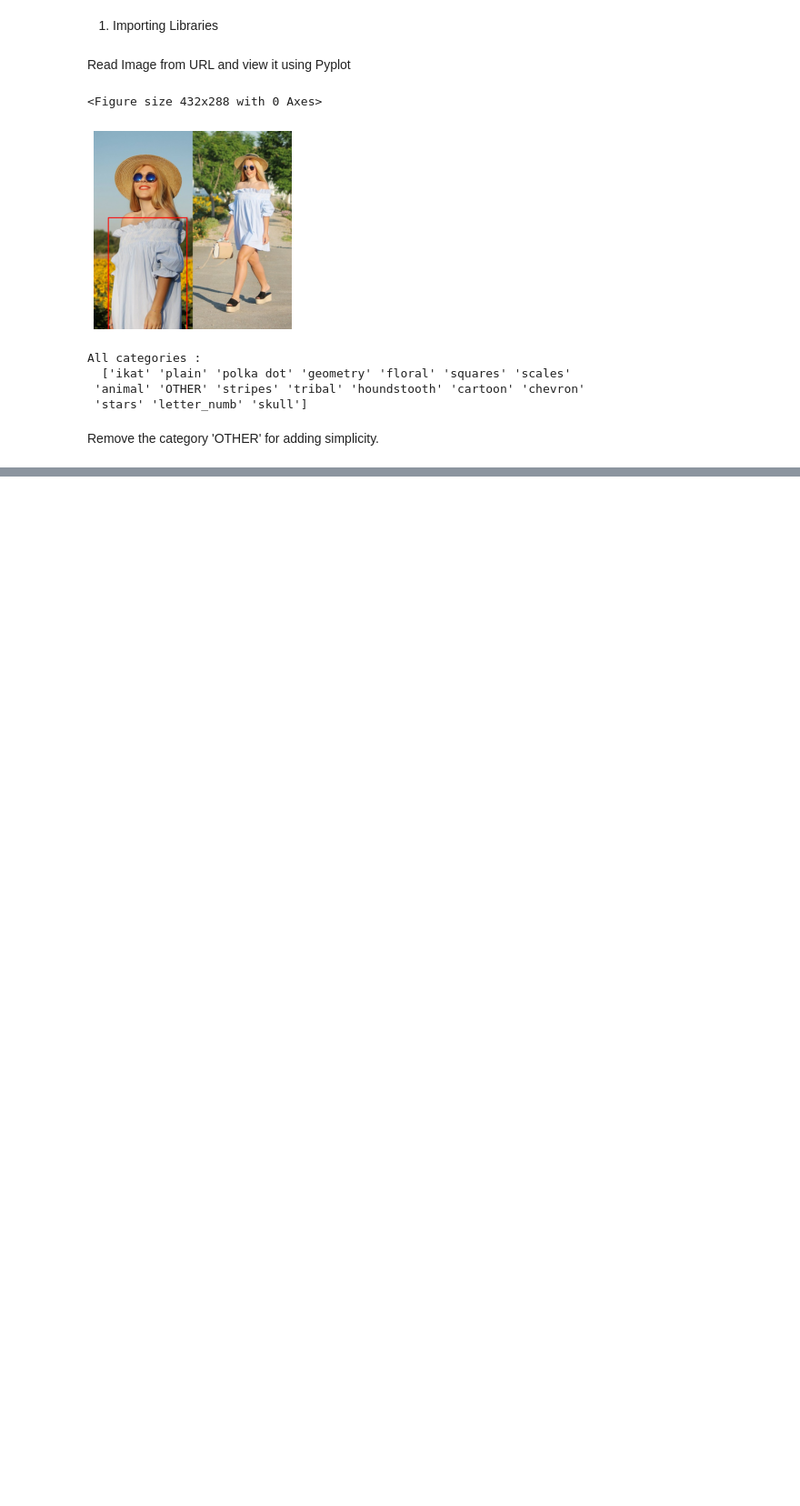
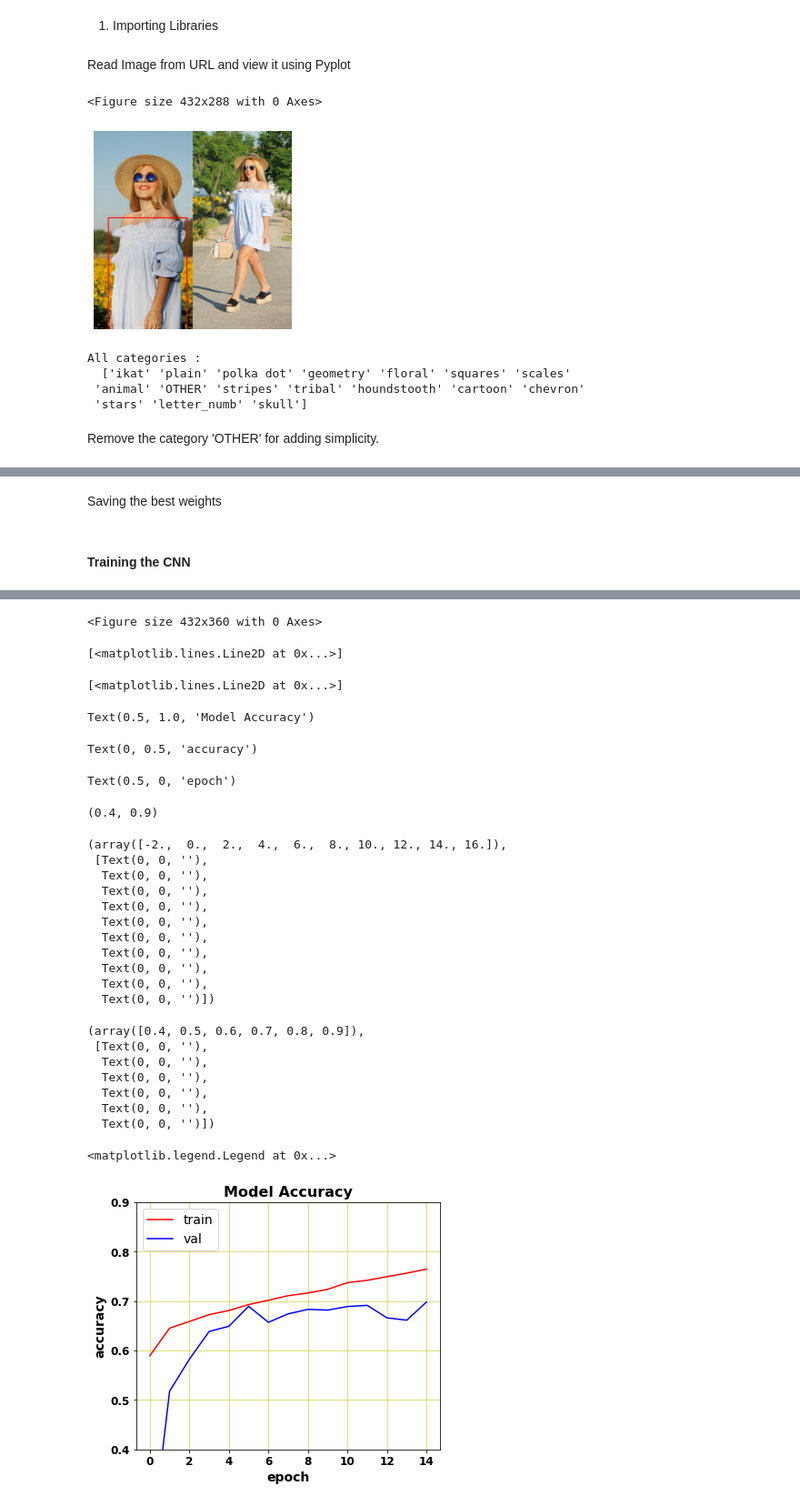
Before and after one commit to Chibili/Freelance_Projects, a Jupyter notebook: Image Classification via CNN.ipynb, the cells around one changed output, grey strips where cells are left out. Shown at 91% size. Cells and saved outputs as stored; diff of their text form; code cells hidden in the pictures; blank space fills up the shorter version.

Commit message:
Model Building
Experimentation with CNN model

```diff
--- a/Image Classification via CNN.ipynb
+++ b/Image Classification via CNN.ipynb
@@ -77,0 +220,6 @@ Remove the category 'OTHER' for adding simplicity.
+# %%
+#One-hot encoding of the Target vector
+
+Y = to_categorical(Targets, num_classes = n_classes)
+Y[0:3]
+Y.shape
@@ -77,0 +247,11 @@ Remove the category 'OTHER' for adding simplicity.
+# %%
+#Reshape the input matrices such that each sample is three-dimensional
+
+img_rows, img_cols = 100, 100
+input_shape = (img_rows, img_cols, 1)
+
+X_train = X_train.reshape(X_train.shape[0], img_rows, img_cols, 1)
+X_test = X_test.reshape(X_test.shape[0], img_rows, img_cols, 1)
+X_val = X_val.reshape(X_val.shape[0], img_rows, img_cols, 1)
+
+X_val.shape
@@ -77,0 +316,32 @@ Remove the category 'OTHER' for adding simplicity.
+# %% [markdown]
+Saving the best weights
+# %%
+#Save the model during training
+
+save_at = "model.hdf5"
+save_best = ModelCheckpoint (save_at, monitor='val_accuracy', verbose=0, save_best_only=True, save_weights_only=False, mode='max')
+# %% [markdown]
+#### Training the CNN
+# %%
+#Train the CNN
+
+history = model.fit( X_train, Y_train,
+                    epochs = 15, batch_size = 100,
+                    callbacks=[save_best], verbose=1,
+                    validation_data = (X_val, Y_val))
+
+# Plot the training history (Training accuracy & Validation accuracy)
+
+plt.figure(figsize=(6, 5))
+plt.plot(history.history['accuracy'], color='r')
+plt.plot(history.history['val_accuracy'], color='b')
+plt.title('Model Accuracy', weight='bold', fontsize=16)
+plt.ylabel('accuracy', weight='bold', fontsize=14)
+plt.xlabel('epoch', weight='bold', fontsize=14)
+plt.ylim(0.4, 0.9)
+plt.xticks(weight='bold', fontsize=12)
+plt.yticks(weight='bold', fontsize=12)
+plt.legend(['train', 'val'], loc='upper left', prop={'size': 14})
+plt.grid(color = 'y', linewidth='0.5')
+plt.show()
+# %% [output]
@@ -77,0 +365,27 @@ Remove the category 'OTHER' for adding simplicity.
+<Figure size 432x360 with 0 Axes>
+[<matplotlib.lines.Line2D at 0x...>]
+[<matplotlib.lines.Line2D at 0x...>]
+Text(0.5, 1.0, 'Model Accuracy')
+Text(0, 0.5, 'accuracy')
+Text(0.5, 0, 'epoch')
+(0.4, 0.9)
+(array([-2.,  0.,  2.,  4.,  6.,  8., 10., 12., 14., 16.]),
+ [Text(0, 0, ''),
+  Text(0, 0, ''),
+  Text(0, 0, ''),
+  Text(0, 0, ''),
+  Text(0, 0, ''),
+  Text(0, 0, ''),
+  Text(0, 0, ''),
+  Text(0, 0, ''),
+  Text(0, 0, ''),
+  Text(0, 0, '')])
+(array([0.4, 0.5, 0.6, 0.7, 0.8, 0.9]),
+ [Text(0, 0, ''),
+  Text(0, 0, ''),
+  Text(0, 0, ''),
+  Text(0, 0, ''),
+  Text(0, 0, ''),
+  Text(0, 0, '')])
+<matplotlib.legend.Legend at 0x...>
+[figure, added]
```
Also changed, not shown: parts of 25 cells of this notebook.
